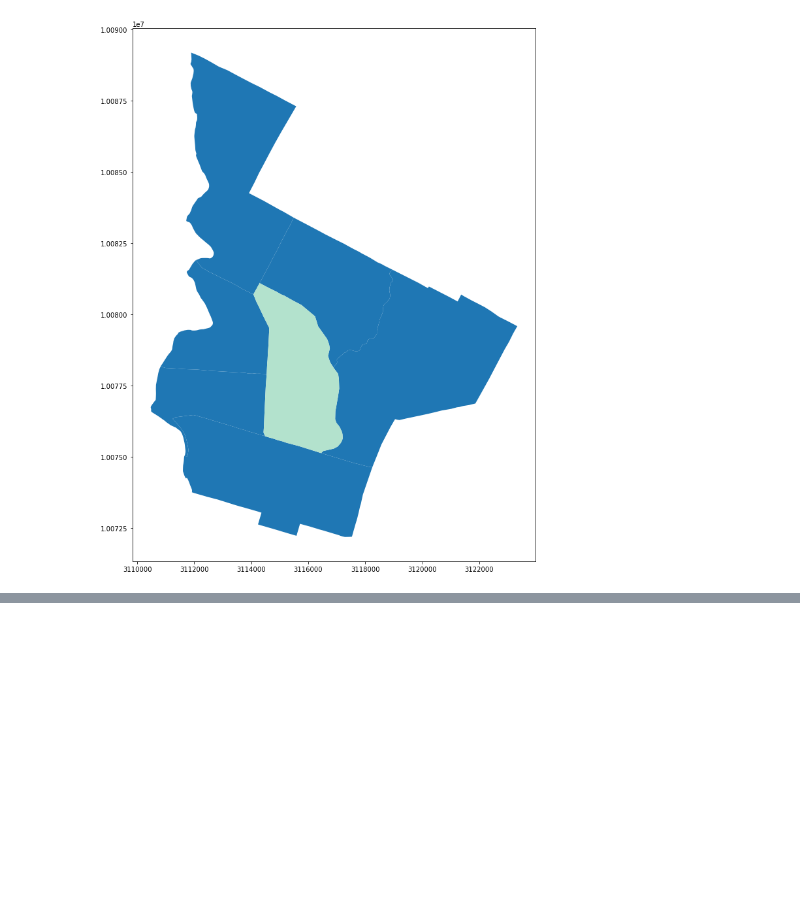
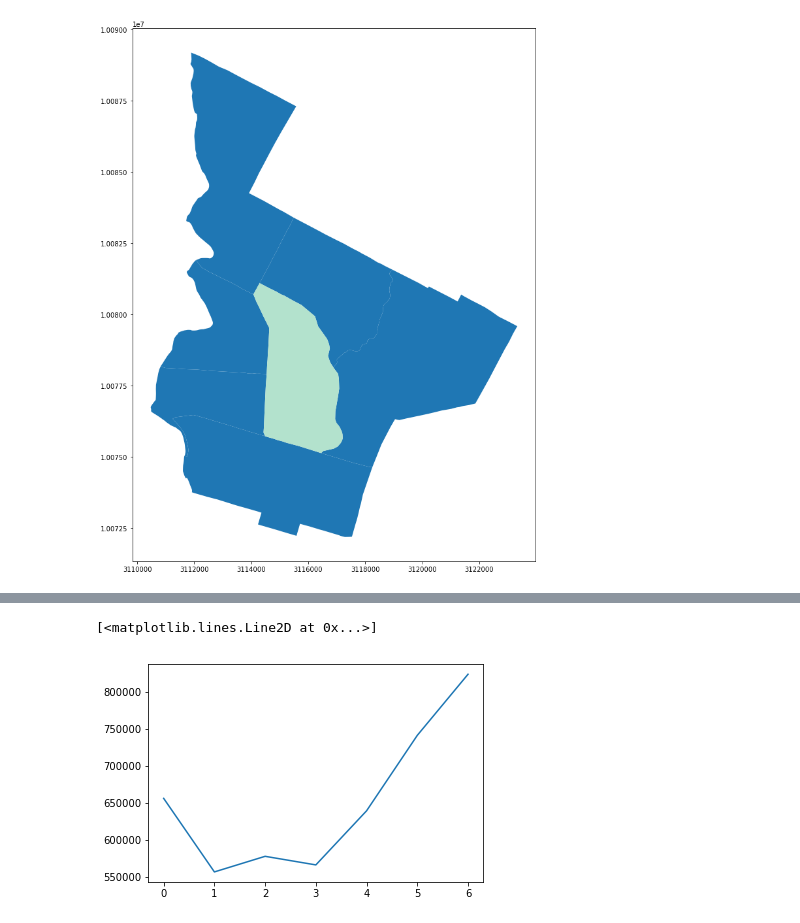
Before and after one commit to sanjayyepuri/DocklessVehicleTraffic, a Jupyter notebook: notebooks/Scratch.ipynb, the cells around one changed output, grey strips where cells are left out. Drawn from its saved outputs; the diff is of its cells as text; code cells hidden in the pictures; blank space fills up the shorter version.

```diff
--- a/notebooks/Untitled.ipynb
+++ b/notebooks/Scratch.ipynb
@@ -48,0 +65,3 @@ start_data = pd.merge(scooter_data, austin, how='inner', on=['DATA_FILE'])
+# %%
+day_freq = scooter_data.groupby(['Day of Week'])['Day of Week'].agg('count').to_frame('count').reset_index()
+day_freq
@@ -48,0 +77,6 @@ start_data = pd.merge(scooter_data, austin, how='inner', on=['DATA_FILE'])
+# %%
+fig, ax = plt.subplots()
+ax.plot(day_freq['Day of Week'], day_freq['count'])
+# %% [output]
+[<matplotlib.lines.Line2D at 0x...>]
+[figure, added]
```
Also changed, not shown: parts of 5 cells of this notebook, 2 other files.
